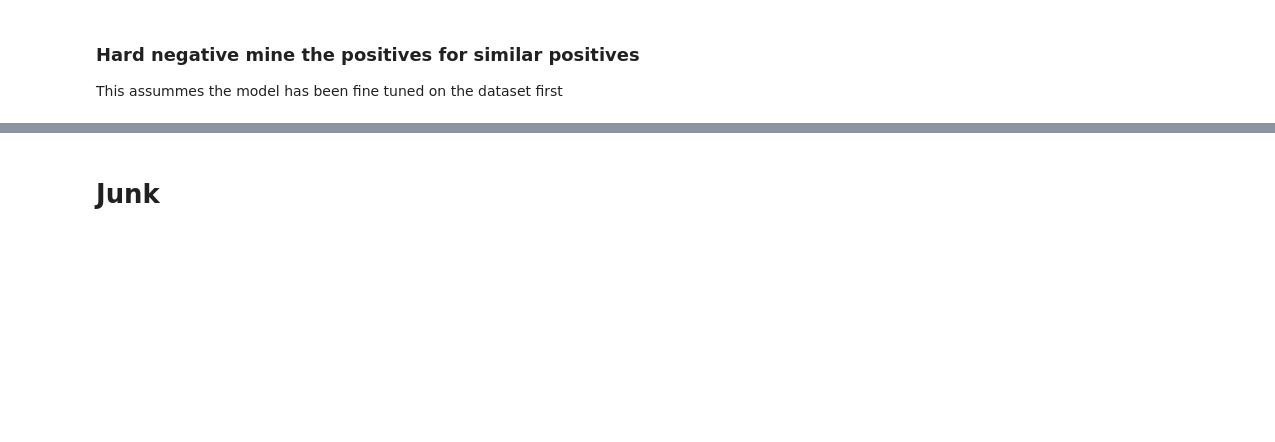
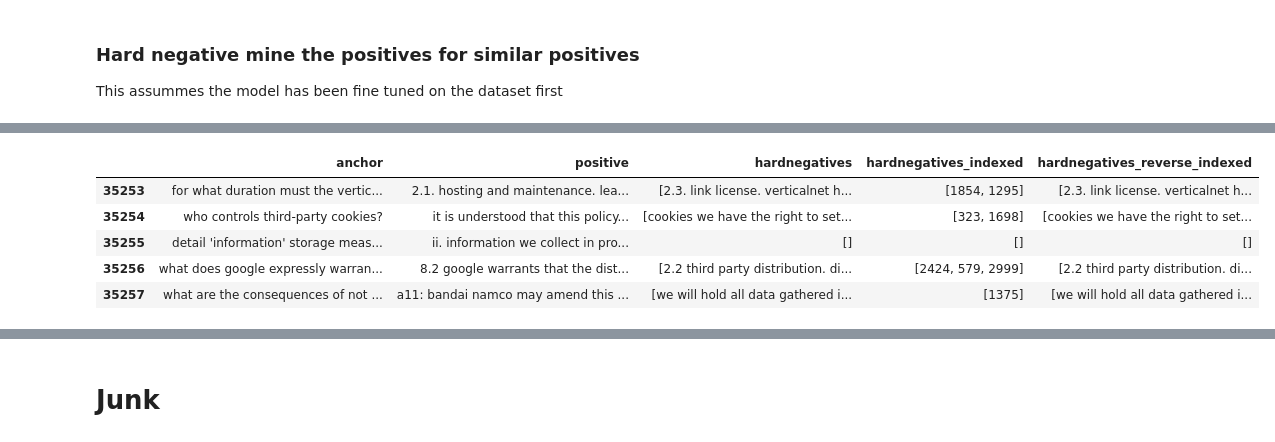
Before and after one commit to CNUClasses/embeddings, a Jupyter notebook: playground/hard_negative_mining.ipynb, the cells around one changed output, grey strips where cells are left out. Cells and saved outputs as stored; diff of their text form; code cells hidden in the pictures; blank space fills up the shorter version.

```diff
--- a/playground/hard_negative_mining.ipynb
+++ b/playground/hard_negative_mining.ipynb
@@ -334,0 +343,32 @@ def add_list_to_dataset(df,colname:str, data:list):
+# %%
+indexer=index_values('../data/indexer.json')
+indexer.set(positives)
+# indexer.getval(0)
+# indexer.getindex('2. the contractor shall not, without the state’s prior written consent, copy, disclose, publish, release, transfer, disseminate, use, or allow access for any purpose or in any form, any confidential information except for the sole and exclusive purpose of performing under the contract.')
+
+
+# unique_pos=list(set(positives))
+# indexer={positive:index for index,positive in enumerate(unique_pos)}
+# indexer_reverse={index:positive for positive,index in indexer.items()}
+# %%
+def indx_row(row,col,indxr):
+    l=[]
+    for positive in row[col]:
+        l.append( indxr[positive])
+    return l
+
+# df1=df.head()
+df['hardnegatives_indexed']=df.apply(indx_row,args=('hardnegatives',indexer.indexer),axis=1)
+df['hardnegatives_reverse_indexed']=df.apply(indx_row,args=('hardnegatives_indexed',indexer.indexer_reverse),axis=1)
+
+# df1['hardnegatives_reversed']=df1.apply(indx_row,axis=1)
+# %%
+len(df)
+df.tail()
+# %% [output]
+|  | anchor | positive | hardnegatives | hardnegatives_indexed | hardnegatives_reverse_indexed |
+| 35253 | for what duration must the vertic... | 2.1. hosting and maintenance. lea... | [2.3. link license. verticalnet h... | [1854, 1295] | [2.3. link license. verticalnet h... |
+| 35254 | who controls third-party cookies? | it is understood that this policy... | [cookies we have the right to set... | [323, 1698] | [cookies we have the right to set... |
+| 35255 | detail 'information' storage meas... | ii. information we collect in pro... | [] | [] | [] |
+| 35256 | what does google expressly warran... | 8.2 google warrants that the dist... | [2.2 third party distribution. di... | [2424, 579, 2999] | [2.2 third party distribution. di... |
+| 35257 | what are the consequences of not ... | a11: bandai namco may amend this ... | [we will hold all data gathered i... | [1375] | [we will hold all data gathered i... |
```
Also changed, not shown: parts of 39 cells of this notebook.
